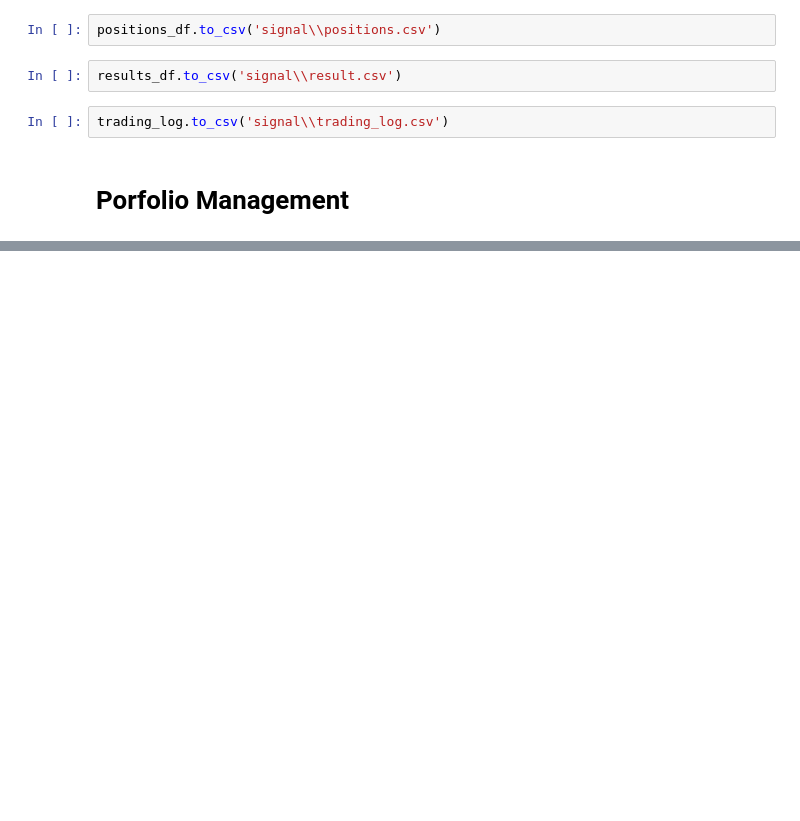
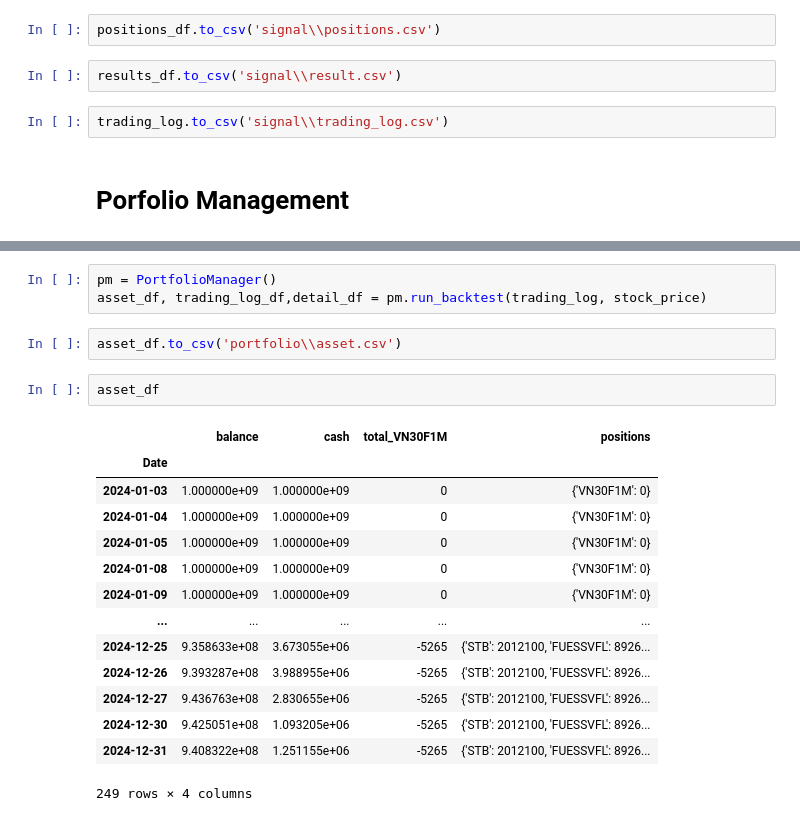
Before and after one commit to algotrade-research/Statisical-Arbitrage, a Jupyter notebook: test.ipynb, the cells around one changed output, grey strips where cells are left out. Saved outputs shown, nothing was run; the diff lists cells and outputs as text; blank space fills up the shorter version.

```diff
--- a/test.ipynb
+++ b/test.ipynb
@@ -624,0 +1620,22 @@ trading_log.to_csv('signal\\trading_log.csv')
+# %%
+pm = PortfolioManager()
+asset_df, trading_log_df,detail_df = pm.run_backtest(trading_log, stock_price)
+# %%
+asset_df.to_csv('portfolio\\asset.csv')
+# %%
+asset_df
+# %% [output]
+|  | balance | cash | total_VN30F1M | positions |
+| Date |  |  |  |  |
+| 2024-01-03 | 1.000000e+09 | 1.000000e+09 | 0 | {'VN30F1M': 0} |
+| 2024-01-04 | 1.000000e+09 | 1.000000e+09 | 0 | {'VN30F1M': 0} |
+| 2024-01-05 | 1.000000e+09 | 1.000000e+09 | 0 | {'VN30F1M': 0} |
+| 2024-01-08 | 1.000000e+09 | 1.000000e+09 | 0 | {'VN30F1M': 0} |
+| 2024-01-09 | 1.000000e+09 | 1.000000e+09 | 0 | {'VN30F1M': 0} |
+| ... | ... | ... | ... | ... |
+| 2024-12-25 | 9.358633e+08 | 3.673055e+06 | -5265 | {'STB': 2012100, 'FUESSVFL': 8926... |
+| 2024-12-26 | 9.393287e+08 | 3.988955e+06 | -5265 | {'STB': 2012100, 'FUESSVFL': 8926... |
+| 2024-12-27 | 9.436763e+08 | 2.830655e+06 | -5265 | {'STB': 2012100, 'FUESSVFL': 8926... |
+| 2024-12-30 | 9.425051e+08 | 1.093205e+06 | -5265 | {'STB': 2012100, 'FUESSVFL': 8926... |
+| 2024-12-31 | 9.408322e+08 | 1.251155e+06 | -5265 | {'STB': 2012100, 'FUESSVFL': 8926... |
+249 rows × 4 columns
```
Also changed, not shown: parts of 21 cells of this notebook.
